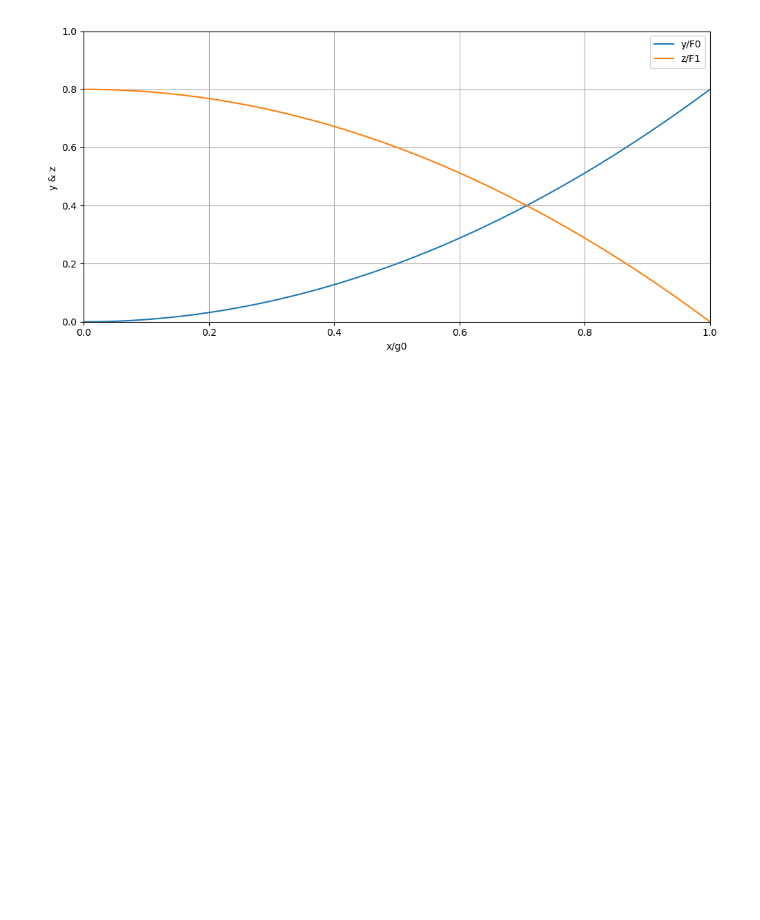
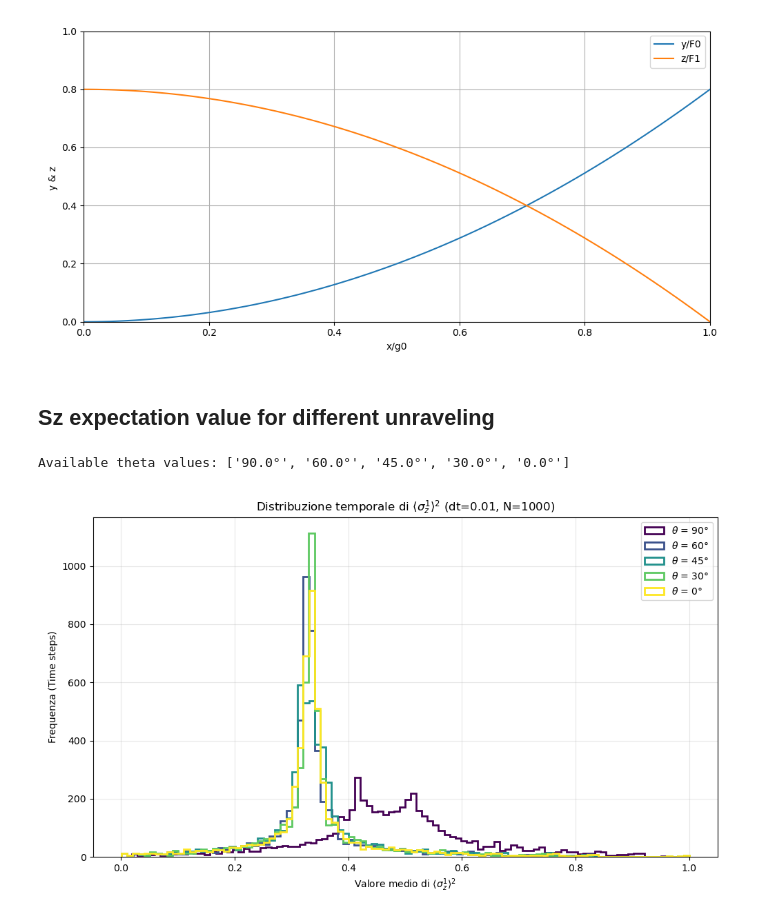
Before and after one commit to francescociavarella/Collisional-Methods, a Jupyter notebook: Codes/Probability.ipynb, the cells around one changed output. Cells and saved outputs as stored; diff of their text form; code cells hidden in the pictures; blank space fills up the shorter version.

```diff
--- a/Codes/Probability.ipynb
+++ b/Codes/Probability.ipynb
@@ -282,3 +283,72 @@ plt.tight_layout()
 plt.show()
 # %% [output]
 [figure]
+# %% [markdown]
+## Sz expectation value for different unraveling
+# %%
+# -----------------------------
+# Input Directory and file name
+# -----------------------------
+
+input_path = "../Results/Data/"
+input_file = os.path.join(input_path, f"results_intermediate.pkl") # change : input file
+
+# ------------
+# Load Results
+# ------------
+with open(input_file, 'rb') as f:
+    results = pickle.load(f)
+
+# ------------------
+# Select parameters
+# ------------------
+print(f"Available theta values: {[f'{np.degrees(t):.1f}°' for t in results.keys()]}")
+
+dt = 0.01
+N_traj = 1000
+site_idx = 0    # 0 per Qubit 1, 1 per Qubit 2
+
+# ------------------
+# Plot Histograms
+# ------------------
+fig, ax = plt.subplots(figsize=(10, 6))
+
+# Creiamo una palette di colori in base al numero di angoli disponibili
+colors = plt.cm.viridis(np.linspace(0, 1, len(results.keys())))
+
+# Cicliamo su tutti i theta per confrontare le distribuzioni
+for idx, theta_val in enumerate(results.keys()):
+    theta_deg = np.degrees(theta_val)
+
+    try:
+        # Estraiamo i dati salvati per i parametri scelti
+        data_wf = results[theta_val][dt][N_traj]['trajectory_wf']
+
+        # Selezioniamo l'array corretto in base al site_idx
+        if site_idx == 0:
+            sz_avg = data_wf['Sz_1_square_avg']
+        else:
+            sz_avg = data_wf['Sz_2_square_avg']
+
+    except KeyError:
+        print(f"Dati mancanti per theta={theta_deg}°, salto l'iterazione.")
+        continue
+
+    # Costruiamo l'istogramma (usiamo histtype='step' per favorire la sovrapposizione visiva)
+    ax.hist(sz_avg, bins=100, histtype='step', linewidth=2,
+            color=colors[idx], label=f'$\\theta$ = {theta_deg:.0f}°')
+
+# ------------------
+# Formattazione Plot
+# ------------------
+ax.set_title(f'Distribuzione temporale di $\\langle \\sigma_z^{({site_idx+1})} \\rangle^2$ (dt={dt}, N={N_traj})')
+ax.set_xlabel(f'Valore medio di $\\langle \\sigma_z^{({site_idx+1})} \\rangle^2$')
+ax.set_ylabel('Frequenza (Time steps)')
+ax.grid(True, alpha=0.3)
+ax.legend()
+
+plt.tight_layout()
+plt.show()
+# %% [output]
+Available theta values: ['90.0°', '60.0°', '45.0°', '30.0°', '0.0°']
+[figure, added]
```
Also changed, not shown: parts of 1 cell of this notebook, 5 other files.
